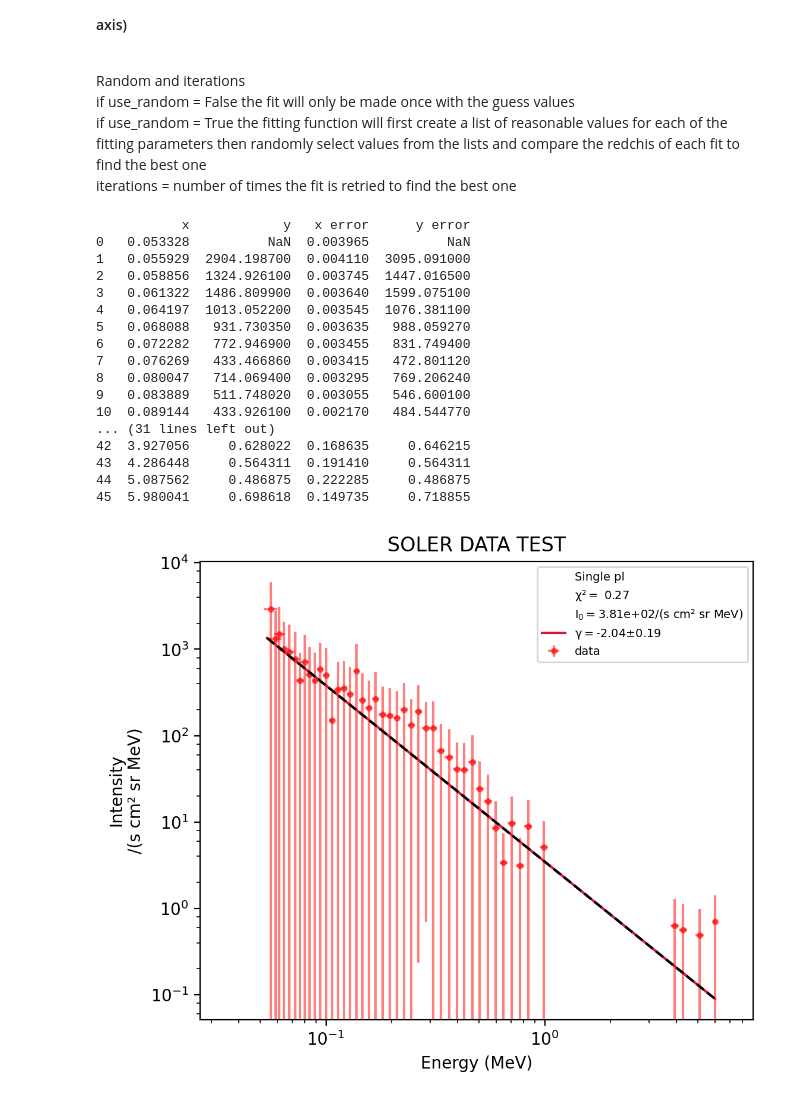
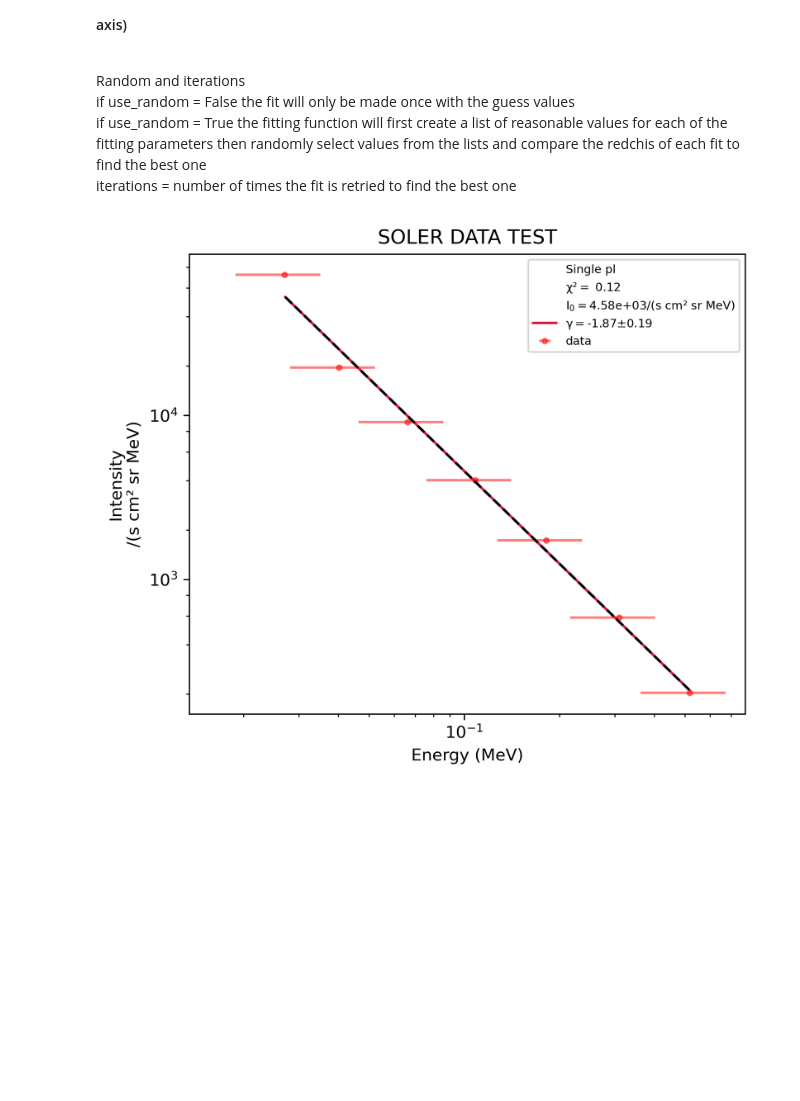
Before and after one commit to AnnamariaFedeli/SolOEPD-Plot-n-Fit-SEE, a Jupyter notebook: SEP_fit_spectra.ipynb, the cells around one changed output. Saved outputs shown, nothing was run; the diff lists cells and outputs as text; code cells hidden in the pictures; blank space fills up the shorter version.

```diff
--- a/SEP_fit_spectra.ipynb
+++ b/SEP_fit_spectra.ipynb
@@ -19,5 +15,5 @@ The data loading process uses solo-epd-loader. (TO DO: CHANGE DEPENDING ON THE R
 <br> provide the path to the file. The file can be in either txt or csv format. If the data is in xlsx format use pd.read_excel() instead of pd.read_csv()
 # %%
 #path_to_file = r'C:/Users/Omistaja/Desktop/SRL/2021SRL/messenger/event1.txt'
-path =  r'/home/annafed/Documents/SOLER/spectrum_slices_start_2021-10-28_15_00_00_step_60.0min_SOLO_EPT_sun_ions_0.csv'
+path =  r'/home/annafed/Documents/SOLER/nan_exaple_WIND.csv'
 data = pd.read_csv(path) # or pd.read_excel() for xlsx data
@@ -97,7 +46,7 @@ e_max = None# in MeV
 g1_guess = -1.9 # gamma 1 -> spectral index before the break (or single pl)
 g2_guess = -2.5 # gamma 2 -> spectral index after the break (for broken pl)
 g3_guess = -4.5 # gamma 3 -> spectral index after the second break (for triple pl)
-c1_guess = 1e3 # peak flux
+c1_guess = 1e4 # peak flux
 alpha_guess = 7.16 # sharpness of the first break
 beta_guess = 10 #sharpness of the second break
 break_guess_low = 0.06 #in MeV
@@ -107,9 +56,9 @@ cut_guess = 0.12 #in MeV
 #legend_details = False
 
 use_random = True
-iterations = 20
+iterations = 100
 
-which_fit = 'broken'
+which_fit = 'single'
 # %%
 plot_title = 'SOLER DATA TEST'
 x_label = 'Energy (MeV)'
@@ -117,24 +66,7 @@ y_label = 'Intensity\n/(s cm² sr MeV)'
 legend_title = ''
 # %%
 # WILL ADD THE PRINT FOR THE FIT VALUES ETC
-run_all(path, data_for_the_fit_list, savefig = True, plot_title = plot_title, x_label = x_label, y_label = y_label, legend_title = legend_title, which_fit = 'single',  e_min = e_min, e_max = e_max, g1_guess =g1_guess, g2_guess = g2_guess, g3_guess = g3_guess, c1_guess = c1_guess, alpha_guess = alpha_guess, beta_guess = beta_guess, break_guess_low = break_guess_low, break_guess_high = break_guess_high, cut_guess = cut_guess, use_random = use_random, iterations = iterations , legend_details = True)
+run_the_fit(path, data, save = True, plot_title = plot_title, x_label = x_label, y_label = y_label, legend_title = legend_title, which_fit = 'single',  e_min = e_min, e_max = e_max, g1_guess =g1_guess, g2_guess = g2_guess, g3_guess = g3_guess, c1_guess = c1_guess, alpha_guess = alpha_guess, beta_guess = beta_guess, break_guess_low = break_guess_low, break_guess_high = break_guess_high, cut_guess = cut_guess, use_random = use_random, iterations = iterations , legend_details = True)
             # data, savefig, plot_title = '', x_label = 'Intensity [/]', y_label = 'Energy [MeV]', legend_title = '', data_label_for_legend = ['data'], which_fit = 'best', e_min = None, e_max = None, g1_guess = -1.9, g2_guess = -2.5, g3_guess = -4, c1_guess = 1000, alpha_guess = 10, beta_guess = 10, break_guess_low = 0.6, break_guess_high = 1.2, cut_guess = 1.2, use_random = True, iterations = 20 , legend_details = False):
 # %% [output]
-           x            y   x error      y error
-0   0.053328          NaN  0.003965          NaN
-1   0.055929  2904.198700  0.004110  3095.091000
-2   0.058856  1324.926100  0.003745  1447.016500
-3   0.061322  1486.809900  0.003640  1599.075100
-4   0.064197  1013.052200  0.003545  1076.381100
-5   0.068088   931.730350  0.003635   988.059270
-6   0.072282   772.946900  0.003455   831.749400
-7   0.076269   433.466860  0.003415   472.801120
-8   0.080047   714.069400  0.003295   769.206240
-9   0.083889   511.748020  0.003055   546.600100
-10  0.089144   433.926100  0.002170   484.544770
-... (31 lines left out)
-42  3.927056     0.628022  0.168635     0.646215
-43  4.286448     0.564311  0.191410     0.564311
-44  5.087562     0.486875  0.222285     0.486875
-45  5.980041     0.698618  0.149735     0.718855
-[figure, old version]
+[figure, new version]
```
Also changed, not shown: parts of 9 cells of this notebook, 6 other files.
